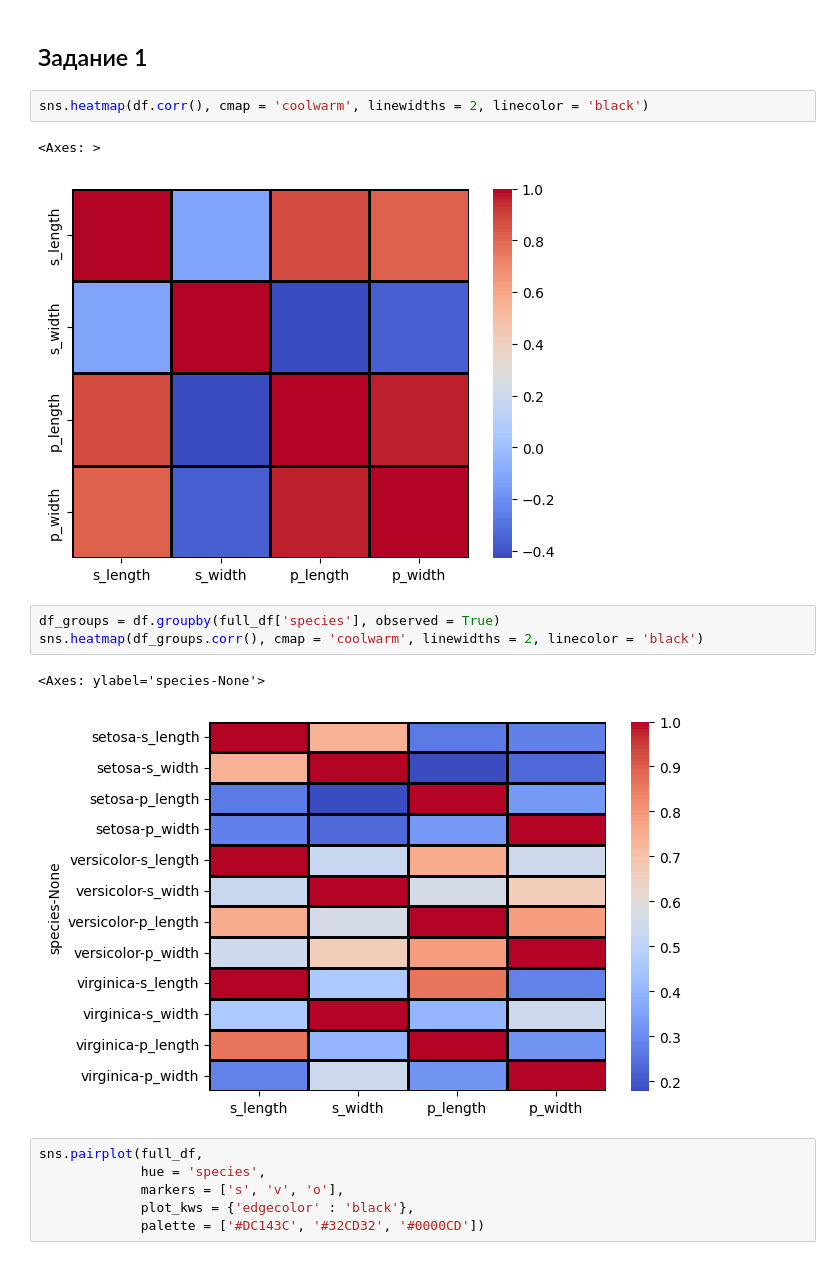
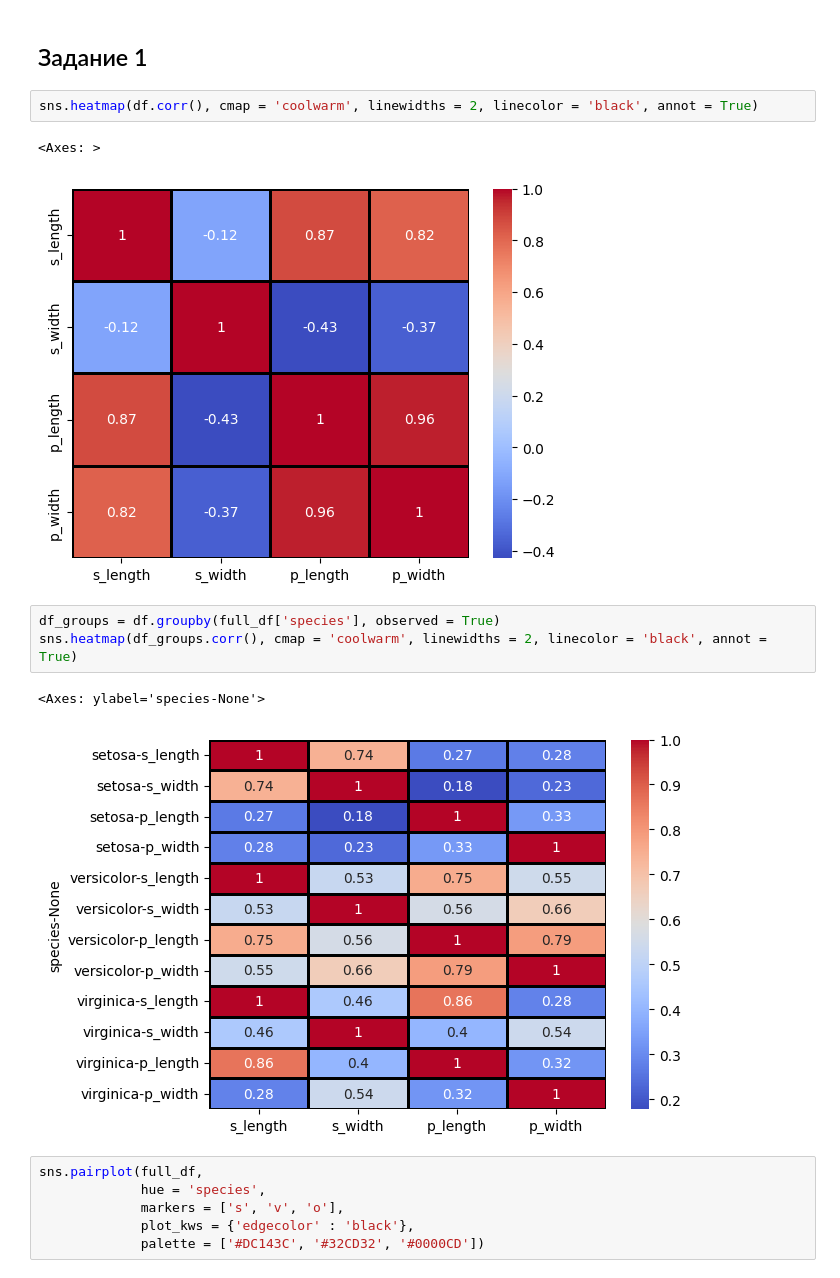
Before and after one commit to HerrPhoton/Theory-of-statistical-solutions, a Jupyter notebook: lab1.ipynb, the cells around one changed output. Drawn from its saved outputs; the diff is of its cells as text.

```diff
--- a/lab1.ipynb
+++ b/lab1.ipynb
@@ -46,16 +45,16 @@ df
 # %% [markdown]
 ## Задание 1
 # %%
-sns.heatmap(df.corr(), cmap = 'coolwarm', linewidths = 2, linecolor = 'black')
+sns.heatmap(df.corr(), cmap = 'coolwarm', linewidths = 2, linecolor = 'black', annot = True)
 # %% [output]
 <Axes: >
-[figure, old version]
+[figure, new version]
 # %%
 df_groups = df.groupby(full_df['species'], observed = True)
-sns.heatmap(df_groups.corr(), cmap = 'coolwarm', linewidths = 2, linecolor = 'black')
+sns.heatmap(df_groups.corr(), cmap = 'coolwarm', linewidths = 2, linecolor = 'black', annot = True)
 # %% [output]
 <Axes: ylabel='species-None'>
-[figure, old version]
+[figure, new version]
 # %%
 sns.pairplot(full_df,
              hue = 'species',
```
Also changed, not shown: parts of 6 cells of this notebook.
